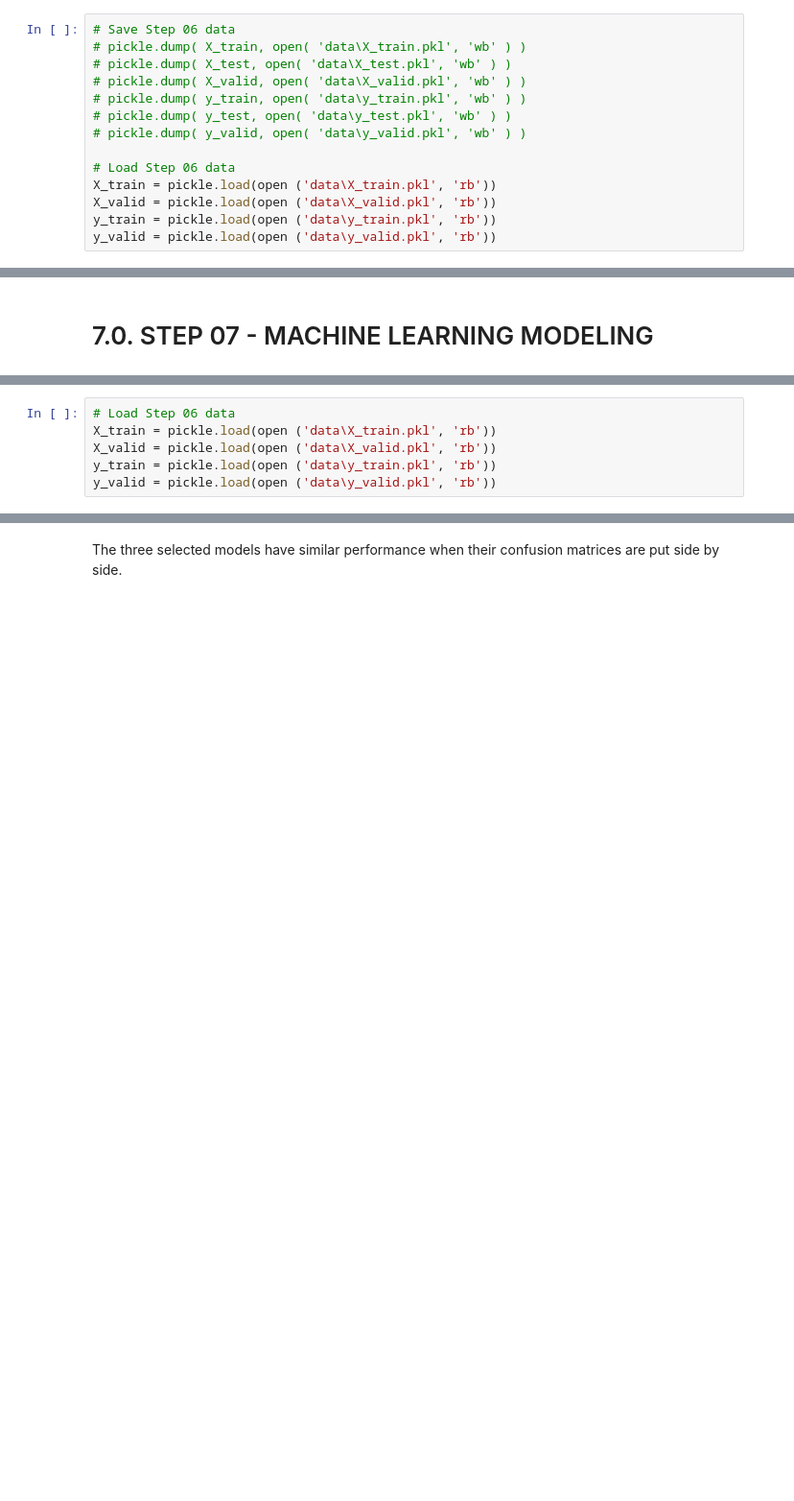
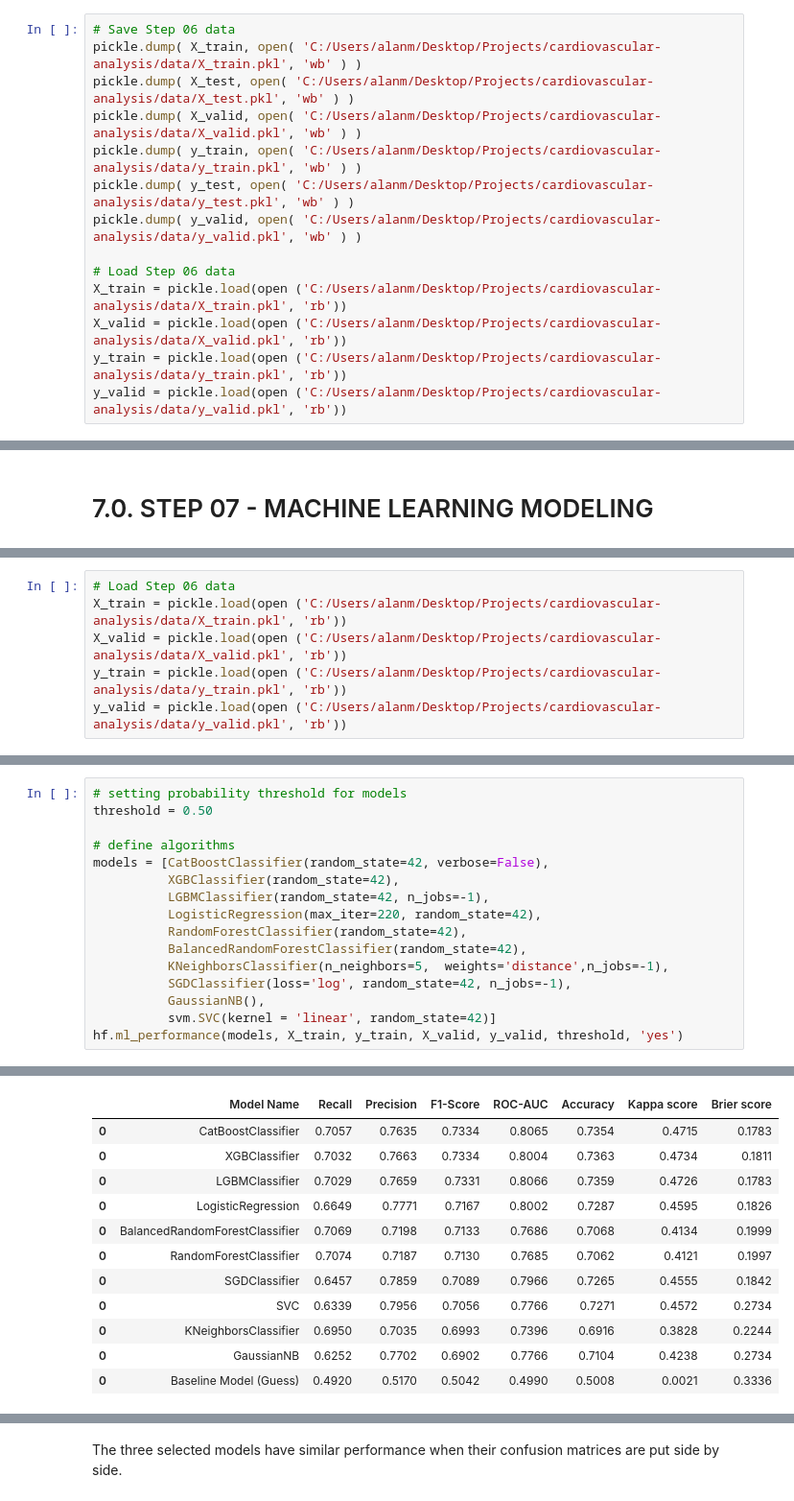
Before and after one commit to alanmaehara/cardiovascular-analysis, a Jupyter notebook: cardiovascular-diseases-002.ipynb, the cells around one changed output, grey strips where cells are left out. Shown at 96% size. Saved outputs shown, nothing was run; the diff lists cells and outputs as text; blank space fills up the shorter version.

```diff
--- a/cardiovascular-diseases-002.ipynb
+++ b/cardiovascular-diseases-002.ipynb
@@ -2018,15 +1656,15 @@ We will use **Boruta** and **Recursive Feature Elimination (RFE)** methods to ch
 # %%
 # Save Step 06 data
-# pickle.dump( X_train, open( 'data\X_train.pkl', 'wb' ) )
-# pickle.dump( X_test, open( 'data\X_test.pkl', 'wb' ) )
-# pickle.dump( X_valid, open( 'data\X_valid.pkl', 'wb' ) )
-# pickle.dump( y_train, open( 'data\y_train.pkl', 'wb' ) )
-# pickle.dump( y_test, open( 'data\y_test.pkl', 'wb' ) )
-# pickle.dump( y_valid, open( 'data\y_valid.pkl', 'wb' ) )
+pickle.dump( X_train, open( 'C:/Users/alanm/Desktop/Projects/cardiovascular-analysis/data/X_train.pkl', 'wb' ) )
+pickle.dump( X_test, open( 'C:/Users/alanm/Desktop/Projects/cardiovascular-analysis/data/X_test.pkl', 'wb' ) )
+pickle.dump( X_valid, open( 'C:/Users/alanm/Desktop/Projects/cardiovascular-analysis/data/X_valid.pkl', 'wb' ) )
+pickle.dump( y_train, open( 'C:/Users/alanm/Desktop/Projects/cardiovascular-analysis/data/y_train.pkl', 'wb' ) )
+pickle.dump( y_test, open( 'C:/Users/alanm/Desktop/Projects/cardiovascular-analysis/data/y_test.pkl', 'wb' ) )
+pickle.dump( y_valid, open( 'C:/Users/alanm/Desktop/Projects/cardiovascular-analysis/data/y_valid.pkl', 'wb' ) )
 
 # Load Step 06 data
-X_train = pickle.load(open ('data\X_train.pkl', 'rb'))
-X_valid = pickle.load(open ('data\X_valid.pkl', 'rb'))
-y_train = pickle.load(open ('data\y_train.pkl', 'rb'))
-y_valid = pickle.load(open ('data\y_valid.pkl', 'rb'))
+X_train = pickle.load(open ('C:/Users/alanm/Desktop/Projects/cardiovascular-analysis/data/X_train.pkl', 'rb'))
+X_valid = pickle.load(open ('C:/Users/alanm/Desktop/Projects/cardiovascular-analysis/data/X_valid.pkl', 'rb'))
+y_train = pickle.load(open ('C:/Users/alanm/Desktop/Projects/cardiovascular-analysis/data/y_train.pkl', 'rb'))
+y_valid = pickle.load(open ('C:/Users/alanm/Desktop/Projects/cardiovascular-analysis/data/y_valid.pkl', 'rb'))
 # %% [markdown]
@@ -2167,7 +1819,7 @@ X_valid = X_valid.drop(['bmi_class_enc','gender_1','gender_2'], axis = 1)
 # %%
 # Load Step 06 data
-X_train = pickle.load(open ('data\X_train.pkl', 'rb'))
-X_valid = pickle.load(open ('data\X_valid.pkl', 'rb'))
-y_train = pickle.load(open ('data\y_train.pkl', 'rb'))
-y_valid = pickle.load(open ('data\y_valid.pkl', 'rb'))
+X_train = pickle.load(open ('C:/Users/alanm/Desktop/Projects/cardiovascular-analysis/data/X_train.pkl', 'rb'))
+X_valid = pickle.load(open ('C:/Users/alanm/Desktop/Projects/cardiovascular-analysis/data/X_valid.pkl', 'rb'))
+y_train = pickle.load(open ('C:/Users/alanm/Desktop/Projects/cardiovascular-analysis/data/y_train.pkl', 'rb'))
+y_valid = pickle.load(open ('C:/Users/alanm/Desktop/Projects/cardiovascular-analysis/data/y_valid.pkl', 'rb'))
 # %% [markdown]
@@ -2262,0 +1829,17 @@ https://www.statisticshowto.com/brier-score/
+# %%
+# setting probability threshold for models
+threshold = 0.50
+
+# define algorithms
+models = [CatBoostClassifier(random_state=42, verbose=False),
+          XGBClassifier(random_state=42),
+          LGBMClassifier(random_state=42, n_jobs=-1),
+          LogisticRegression(max_iter=220, random_state=42),
+          RandomForestClassifier(random_state=42),
+          BalancedRandomForestClassifier(random_state=42),
+          KNeighborsClassifier(n_neighbors=5,  weights='distance',n_jobs=-1),
+          SGDClassifier(loss='log', random_state=42, n_jobs=-1),
+          GaussianNB(),
+          svm.SVC(kernel = 'linear', random_state=42)]
+hf.ml_performance(models, X_train, y_train, X_valid, y_valid, threshold, 'yes')
+# %% [output]
@@ -2263 +1856,13 @@ https://www.statisticshowto.com/brier-score/
+|  | Model Name | Recall | Precision | F1-Score | ROC-AUC | Accuracy | Kappa score | Brier score |
+| 0 | CatBoostClassifier | 0.7057 | 0.7635 | 0.7334 | 0.8065 | 0.7354 | 0.4715 | 0.1783 |
+| 0 | XGBClassifier | 0.7032 | 0.7663 | 0.7334 | 0.8004 | 0.7363 | 0.4734 | 0.1811 |
+| 0 | LGBMClassifier | 0.7029 | 0.7659 | 0.7331 | 0.8066 | 0.7359 | 0.4726 | 0.1783 |
+| 0 | LogisticRegression | 0.6649 | 0.7771 | 0.7167 | 0.8002 | 0.7287 | 0.4595 | 0.1826 |
+| 0 | BalancedRandomForestClassifier | 0.7069 | 0.7198 | 0.7133 | 0.7686 | 0.7068 | 0.4134 | 0.1999 |
+| 0 | RandomForestClassifier | 0.7074 | 0.7187 | 0.7130 | 0.7685 | 0.7062 | 0.4121 | 0.1997 |
+| 0 | SGDClassifier | 0.6457 | 0.7859 | 0.7089 | 0.7966 | 0.7265 | 0.4555 | 0.1842 |
+| 0 | SVC | 0.6339 | 0.7956 | 0.7056 | 0.7766 | 0.7271 | 0.4572 | 0.2734 |
+| 0 | KNeighborsClassifier | 0.6950 | 0.7035 | 0.6993 | 0.7396 | 0.6916 | 0.3828 | 0.2244 |
+| 0 | GaussianNB | 0.6252 | 0.7702 | 0.6902 | 0.7766 | 0.7104 | 0.4238 | 0.2734 |
+| 0 | Baseline Model (Guess) | 0.4920 | 0.5170 | 0.5042 | 0.4990 | 0.5008 | 0.0021 | 0.3336 |
 # %% [markdown]
```
Also changed, not shown: parts of 166 cells of this notebook, 4 other files.
